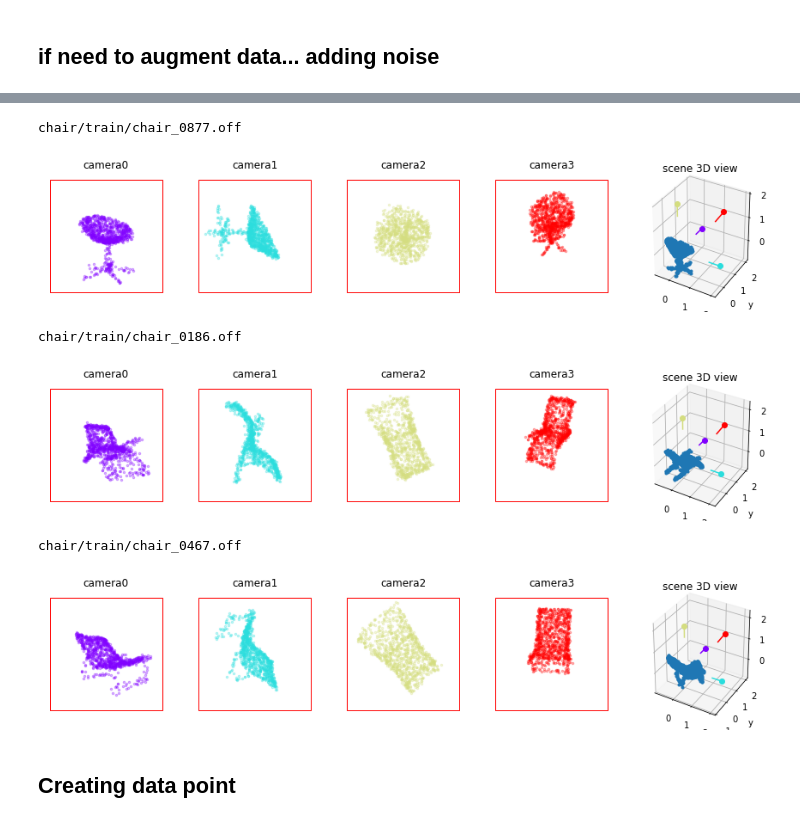
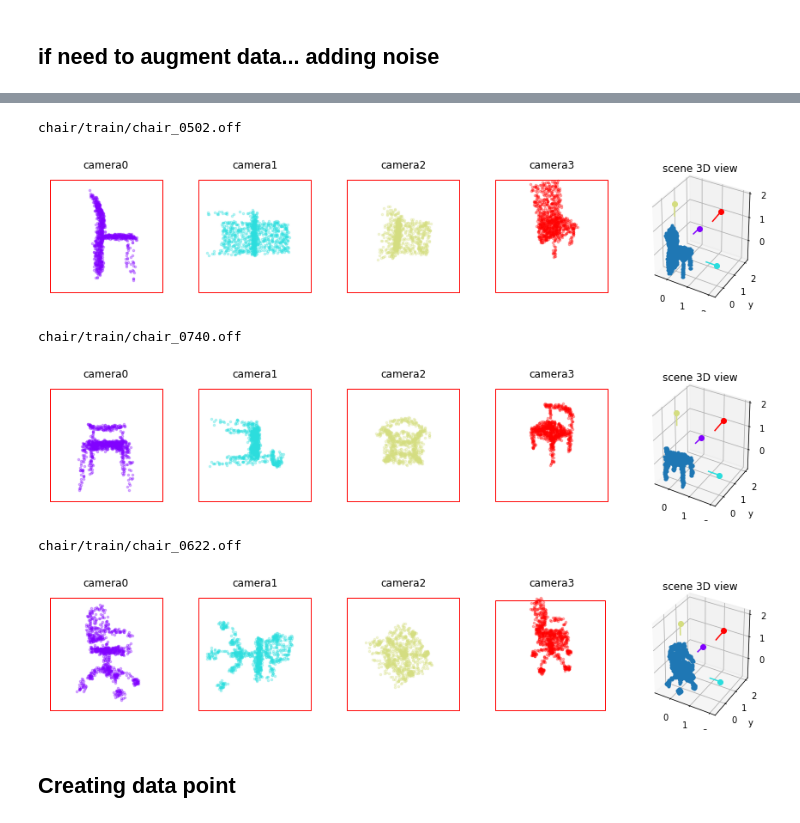
Before and after one commit to Tinameow/175PointCloud, a Jupyter notebook: 2D_approach/2D_approach.ipynb, the cells around one changed output, grey strips where cells are left out. Drawn from its saved outputs; the diff is of its cells as text; code cells hidden in the pictures.

```diff
--- a/2D_approach/2D_approach.ipynb
+++ b/2D_approach/2D_approach.ipynb
@@ -260,17 +263,17 @@ AttributeError: 'numpy.ndarray' object has no attribute 'rainbow'
 # %%
 for i in range(3):
     file_name = "chair/train/chair_" + str(np.random.randint(1,889)).zfill(4) + ".off"
     print(file_name)
-    pts3 = get_3d_points_with_noise(file_name)
+    pts3 = get_3d_points_with_noise(file_name).T
     visual_2d(cams, pts3)
     plt.show()
 # %% [output]
-chair/train/chair_0877.off
+chair/train/chair_0502.off
-[figure, old version]
+[figure, new version]
-chair/train/chair_0186.off
+chair/train/chair_0740.off
-[figure, old version]
+[figure, new version]
-chair/train/chair_0467.off
+chair/train/chair_0622.off
-[figure, old version]
+[figure, new version]
 # %% [markdown]
 ## Creating data point
 # %%
```
Also changed, not shown: parts of 22 cells of this notebook.
